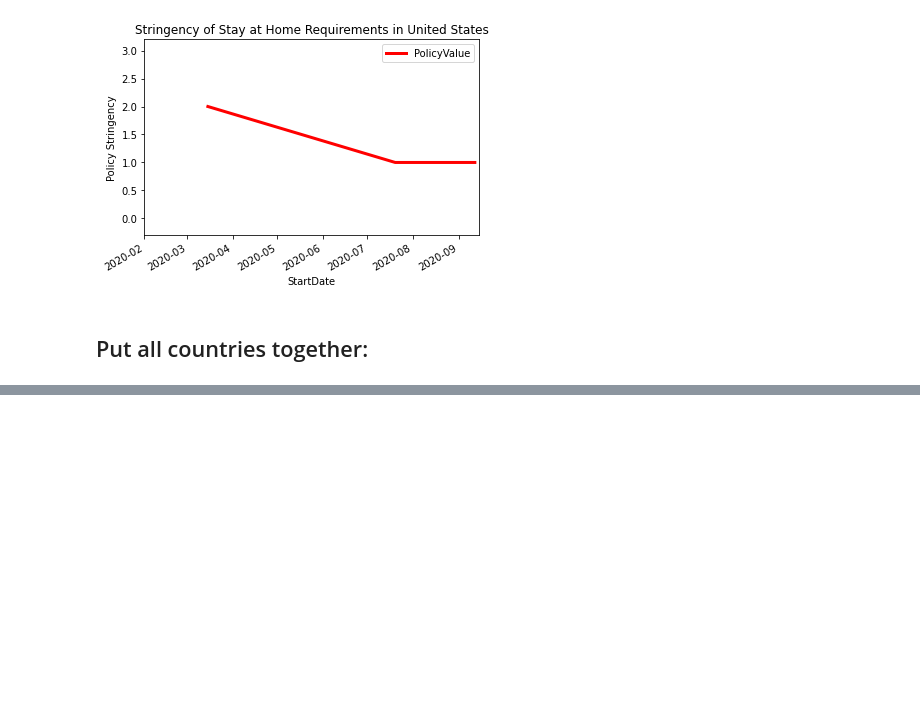
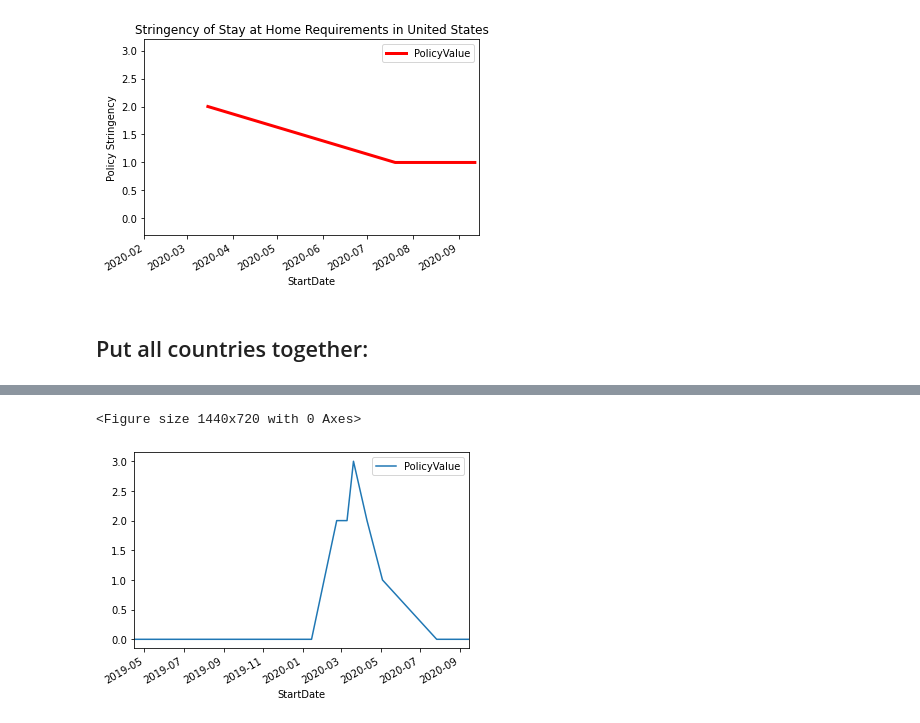
Before and after one commit to ksaslow/sad-song, a Jupyter notebook: ox_covid_test.ipynb, the cells around one changed output, grey strips where cells are left out. Drawn from its saved outputs; the diff is of its cells as text; code cells hidden in the pictures; blank space fills up the shorter version.

```diff
--- a/ox_covid_test.ipynb
+++ b/ox_covid_test.ipynb
@@ -396,0 +424,20 @@ plt.show()
+# %%
+CountryName = ['Italy'] * 10
+
+CountryCode = ['ITA'] * 10
+
+StartDate = ['2019-04-15', '2019-05-15', '2019-06-15', '2019-07-15', '2019-08-15',  '2019-09-15',  '2019-10-15', '2020-11-15', '2019-12-15',  '2020-01-15']
+
+EndDate = ['2019-05-14', '2019-06-14', '2019-07-14', '2019-08-14', '2019-09-14', '2019-10-14', '2019-11-14', '2019-12-14', '2020-01-14', '2020-02-14']
+
+PolicyType = ['C6: Stay at home requirements'] * 10
+
+PolicyValue = [float(0)] * 10
+
+Flag = [float(0)] * 10
+
+InitialNote = [''] * 10
+# %%
+d = {'CountryName': CountryName, 'CountryCode': CountryCode,'StartDate': StartDate,'EndDate': EndDate, 'PolicyType': PolicyType, 'PolicyValue': PolicyValue, 'Flag': Flag, 'InitialNote': InitialNote }
+# %%
+sub_italy_past = pd.DataFrame(d)
@@ -396,0 +471,3 @@ plt.show()
+# %%
+frames = [sub_italy_past, sub_italy]
+italy_extended = pd.concat(frames)
@@ -396,0 +494,10 @@ plt.show()
+# %%
+plt.figure(figsize=(20,10))
+italy_extended.plot('StartDate', 'PolicyValue')
+plt.xlim('2019-04-15', '2020-09-15')
+plt.show()
+
+# compare this to the spotify streams for italy to compare the matching peak!
+# %% [output]
+<Figure size 1440x720 with 0 Axes>
+[figure, added]
```
Also changed, not shown: parts of 17 cells of this notebook.
